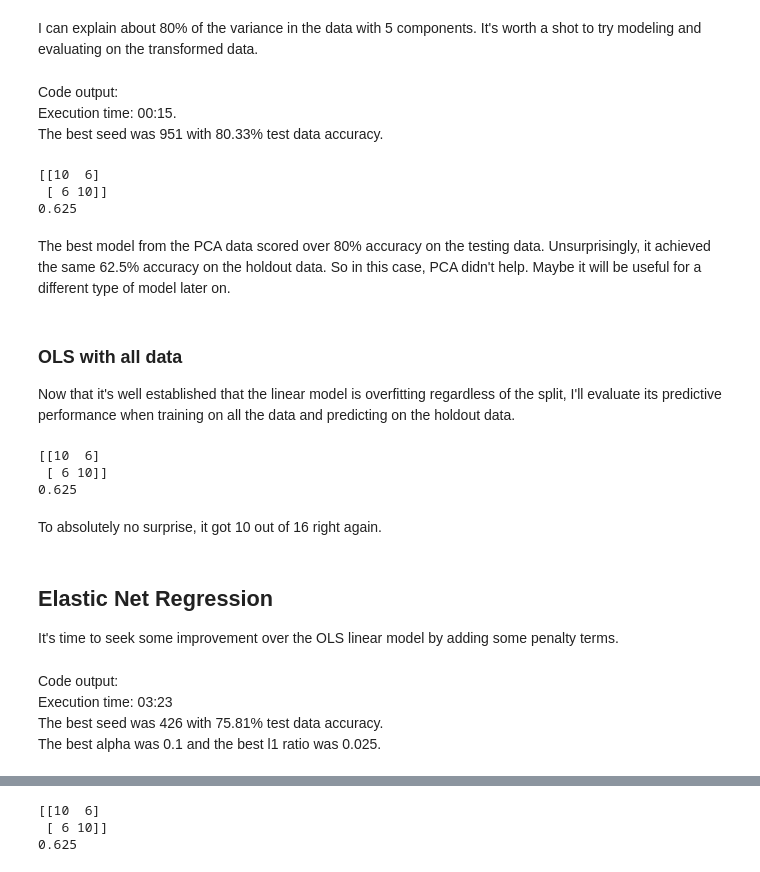
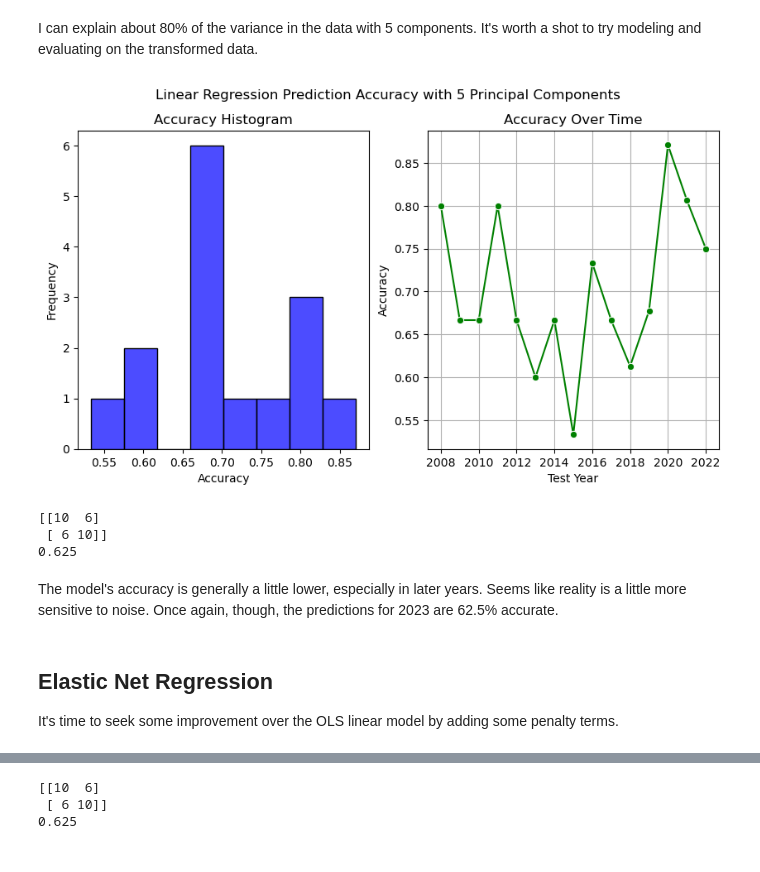
Before and after one commit to loganschmitt14/Capstone_2_NHL_Predictions, a Jupyter notebook: hockey_modeling.ipynb, the cells around one changed output, grey strips where cells are left out. Saved outputs shown, nothing was run; the diff lists cells and outputs as text; code cells hidden in the pictures.

```diff
--- a/hockey_modeling.ipynb
+++ b/hockey_modeling.ipynb
@@ -70,0 +109,12 @@ def evaluate_model(X_test, y_test, model):
+# %%
+def create_subplots(param_list, weighted_mean_accuracy):
+    ''' (Dict) -> figure, axes objects
+    Return figure and axes objects with 2 subplots and a
+    suptitle of parameters for the specific model.
+    '''
+
+    # Create subplots and suptitle
+    fig, axes = plt.subplots(1, 2, figsize=(10, 5))
+    fig.suptitle(f'Model Parameters - {param_list} \n Weighted Mean Accuracy: {weighted_mean_accuracy * 100 : 0.2f}%')
+
+    return fig, axes
@@ -227,0 +161,13 @@ This is a bit of a surprise. Even searching 500 seeds, I can't find a train-test
+# %%
+start = time.time()
+
+lin_model.fit(X.set_index(['Team', 'Season']), y.set_index(['Team', 'Season']))
+conf_matrix, report = evaluate_model(X_hold, y_hold, lin_model)
+
+end = time.time()
+elapsed_time = end - start
+
+print('Execution time:', time.strftime('%M:%S', time.gmtime(elapsed_time)))
+
+print(conf_matrix)
+print(report['accuracy'])
@@ -230,6 +183,9 @@ This is a bit of a surprise. Even searching 500 seeds, I can't find a train-test
 Reducing the dimensionality of the data may help my linear model perform better on the data, so I'll try that approach.
 # %%
 def create_PCA(X, X_hold, n_components):
+    '''(DataFrame, DataFrame, int) -> DataFrame, DataFrame, PCA object
+    Returns PCA for X data and holdout X data, as well as the PCA object itself.
+    '''
 
     X_pre_pca = X.set_index(['Team', 'Season'])
     column_names = X_pre_pca.columns
@@ -276,6 +222,16 @@ print(f'The best seed was {seed} with {hi_score*100:.2f}% test data accuracy.')
-# %% [markdown]
-Code output: \
-Execution time: 00:15. \
-The best seed was 951 with 80.33% test data accuracy.
+# %%
+param_list = {}
+model = LinearRegression(**param_list)
+
+results = cross_validate(X_pca, y, model)
+weighted_mean_acc = np.average(results['prediction_accuracy'], weights = results['training_seasons'])
+fig, axes = create_subplots(param_list, weighted_mean_acc)
+fig, axes = add_data_to_subplots(fig, axes, results)
+
+# No parameters for OLS, so add a better suptitle
+plt.suptitle('Linear Regression Prediction Accuracy with 5 Principal Components')
+plt.show()
+# %% [output]
+[figure, added]
 # %%
 # Building best model
@@ -291,23 +246,7 @@ print(report['accuracy'])
  [ 6 10]]
 0.625
 # %% [markdown]
-The best model from the PCA data scored over 80% accuracy on the testing data. Unsurprisingly, it achieved the same 62.5% accuracy on the holdout data. So in this case, PCA didn't help. Maybe it will be useful for a different type of model later on.
+The model's accuracy is generally a little lower, especially in later years. Seems like reality is a little more sensitive to noise. Once again, though, the predictions for 2023 are 62.5% accurate.
-# %% [markdown]
-### OLS with all data ###
-Now that it's well established that the linear model is overfitting regardless of the split, I'll evaluate its predictive performance when training on all the data and predicting on the holdout data.
-# %%
-model = LinearRegression()
-model.fit(X.set_index(['Team', 'Season']), y.set_index(['Team', 'Season']))
-
-conf_matrix, report = evaluate_model(X_hold, y_hold, model)
-print(conf_matrix)
-print(report['accuracy'])
-# %% [output]
-[[10  6]
- [ 6 10]]
-0.625
-# %% [markdown]
-To absolutely no surprise, it got 10 out of 16 right again.
 # %% [markdown]
 ## Elastic Net Regression ##
 It's time to seek some improvement over the OLS linear model by adding some penalty terms.
@@ -367,5 +290,0 @@ print(f'The best alpha was {alpha} and the best l1 ratio was {l1}.')
-# %% [markdown]
-Code output: \
-Execution time: 03:23 \
-The best seed was 426 with 75.81% test data accuracy. \
-The best alpha was 0.1 and the best l1 ratio was 0.025.
```
Also changed, not shown: parts of 77 cells of this notebook, 1 other file.
